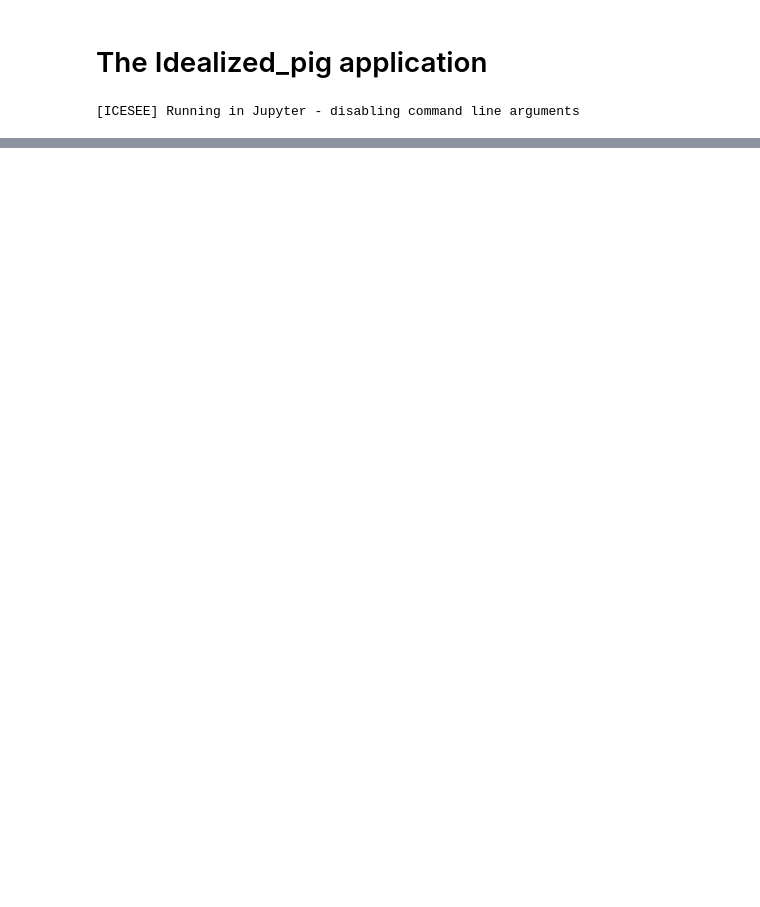
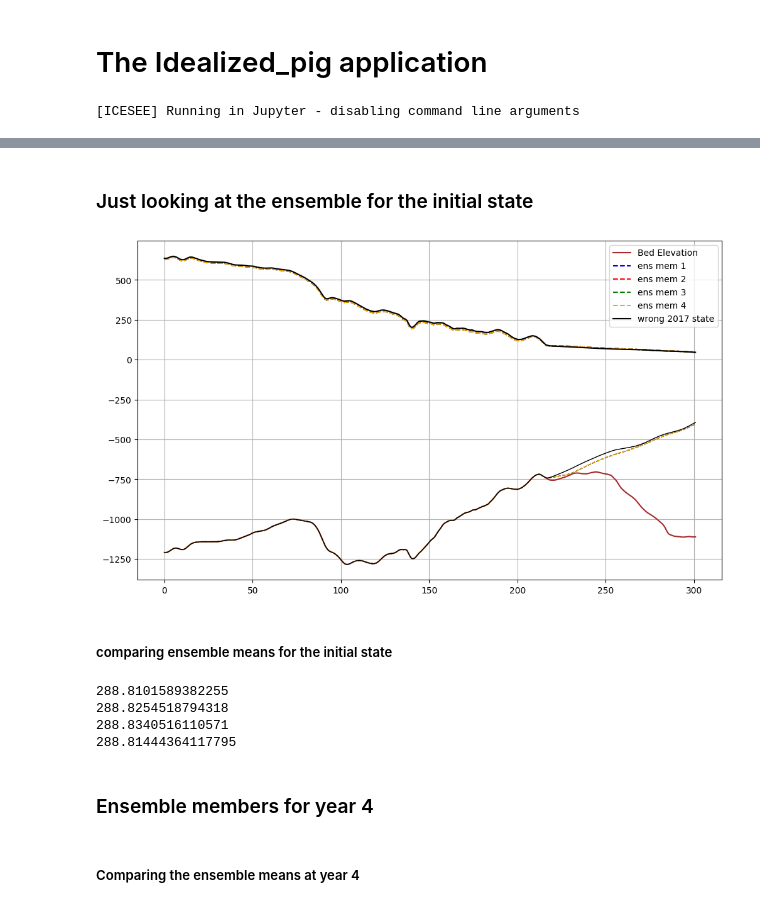
Before and after one commit to jacarannda/ICESEE, a Jupyter notebook: applications/icepack_model/examples/idealized_pig/read_results.ipynb, the cells around one changed output, grey strips where cells are left out. Cells and saved outputs as stored; diff of their text form; code cells hidden in the pictures; blank space fills up the shorter version.

```diff
--- a/applications/icepack_model/examples/idealized_pig/read_results.ipynb
+++ b/applications/icepack_model/examples/idealized_pig/read_results.ipynb
@@ -141,0 +238,48 @@ np.mean(s_profiles[:,0,]), np.mean(s_profiles[:,1]), np.mean(s_profiles[:,2]), n
+# %% [markdown]
+### Just looking at the ensemble for the initial state
+# %%
+plt.figure(figsize=(12, 7))
+
+plt.plot((distances/1000), bed_values, label="Bed Elevation", color="brown")
+
+### ensemble (YEAR = 0)
+
+# ensemble member 1
+plt.plot((distances/1000), s_ens0_yr4, label="ens mem 1", color="blue",linestyle="dashed")
+plt.plot((distances/1000), np.array(s_ens0_yr4) - np.array(h_ens0_yr4),linestyle="dashed", linewidth = 1, color="blue")
+
+# ensemble member 2
+plt.plot((distances/1000), s_ens1_yr4, label="ens mem 2", color="red",linestyle="dashed")
+plt.plot((distances/1000), np.array(s_ens1_yr4) - np.array(h_ens1_yr4),linestyle="dashed", linewidth = 1, color="red")
+
+# ensemble member 3
+plt.plot((distances/1000), s_ens2_yr4, label="ens mem 3", color="green",linestyle="dashed")
+plt.plot((distances/1000), np.array(s_ens2_yr4) - np.array(h_ens2_yr4),linestyle="dashed", linewidth = 1, color="green")
+
+# ensemble member 3
+plt.plot((distances/1000), s_ens3_yr4, label="ens mem 4", color="orange",linestyle="dashed")
+plt.plot((distances/1000), np.array(s_ens3_yr4) - np.array(h_ens3_yr4),linestyle="dashed", linewidth = 1, color="orange")
+
+#### COMPARE WITH THE WRONG STATE AT YEAR 0 #####
+plt.plot((distances/1000), s_nudged_profiles[:,3], label="wrong 2017 state", color="black",linestyle="solid")
+plt.plot((distances/1000), np.array(s_nudged_profiles[:,3]) - np.array(h_nudged_profiles[:,3]),linestyle="solid", linewidth = 1, color="black")
+
+
+plt.legend()
+plt.grid()
+# %% [output]
+[figure, added]
+# %% [markdown]
+##### comparing ensemble means for the initial state
+# %%
+print(np.mean(s_ens0_yr4))
+print(np.mean(s_ens1_yr4))
+print(np.mean(s_ens2_yr4))
+print(np.mean(s_ens3_yr4))
+# %% [output]
+288.8101589382255
+288.8254518794318
+288.8340516110571
+288.81444364117795
+# %% [markdown]
+### Ensemble members for year 4
@@ -141,0 +316,2 @@ np.mean(s_profiles[:,0,]), np.mean(s_profiles[:,1]), np.mean(s_profiles[:,2]), n
+# %% [markdown]
+##### Comparing the ensemble means at year 4
```
Also changed, not shown: parts of 13 cells of this notebook, 4 other files.
